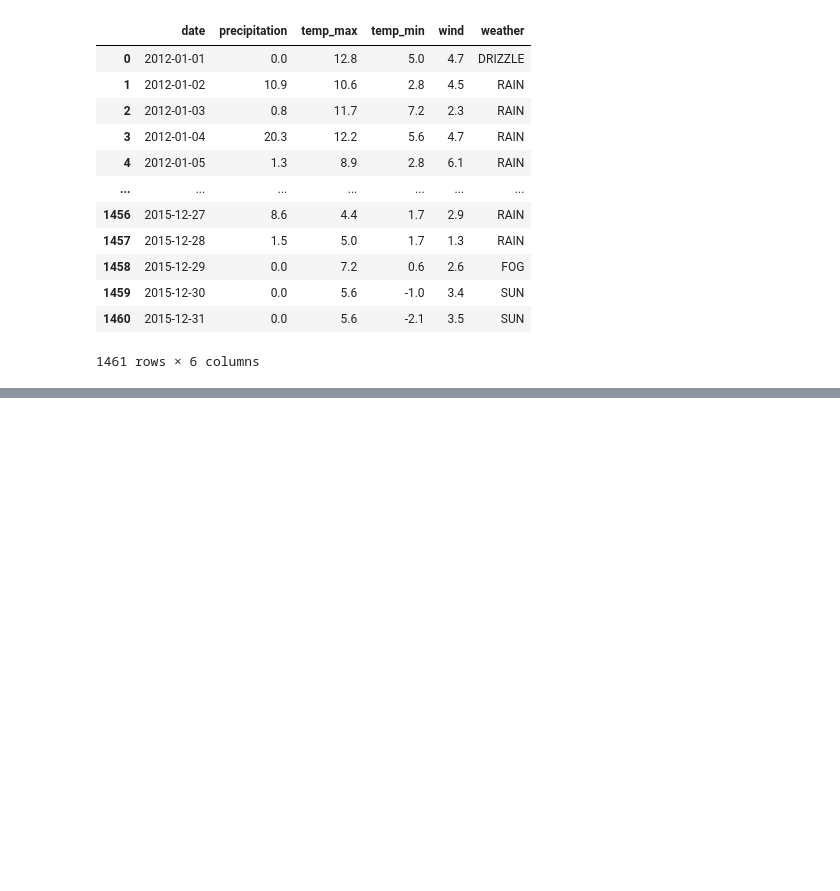
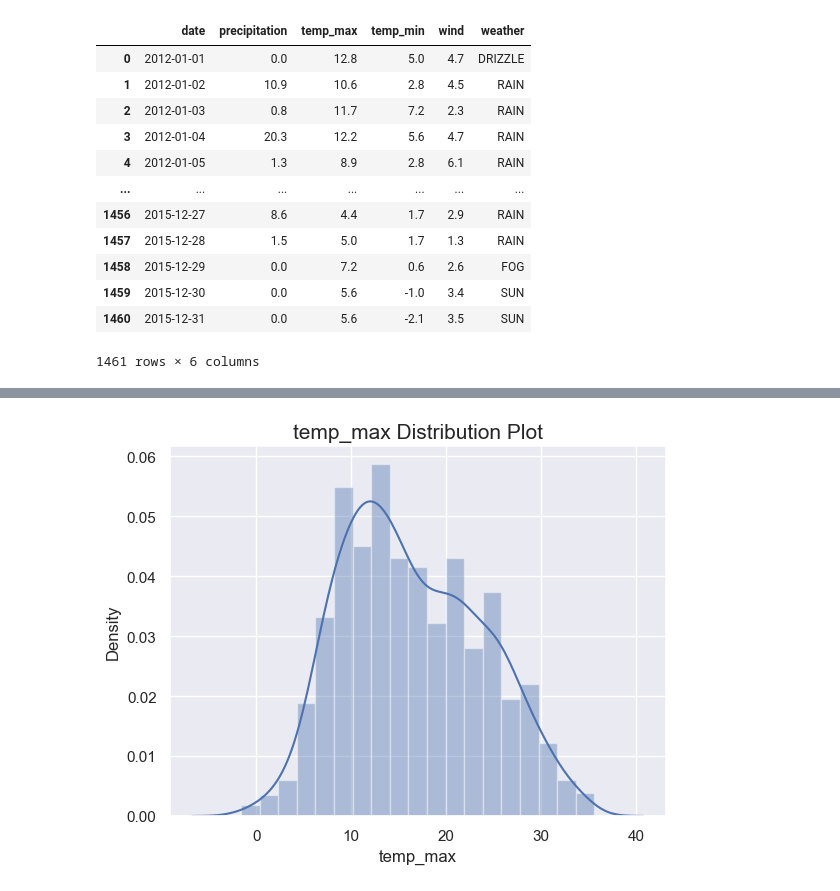
Before and after one commit to shubhangi24kashid/SkyCast, a Jupyter notebook: detection.ipynb, the cells around one changed output, grey strips where cells are left out. Cells and saved outputs as stored; diff of their text form; code cells hidden in the pictures; blank space fills up the shorter version.

```diff
--- a/detection.ipynb
+++ b/detection.ipynb
@@ -226,0 +236,6 @@ weath_cpy
+# %%
+sns.distplot(weath_cpy.temp_max)
+plt.title("temp_max Distribution Plot",fontsize=15)
+plt.show()
+# %% [output]
+[figure, added]
```
Also changed, not shown: parts of 5 cells of this notebook.
